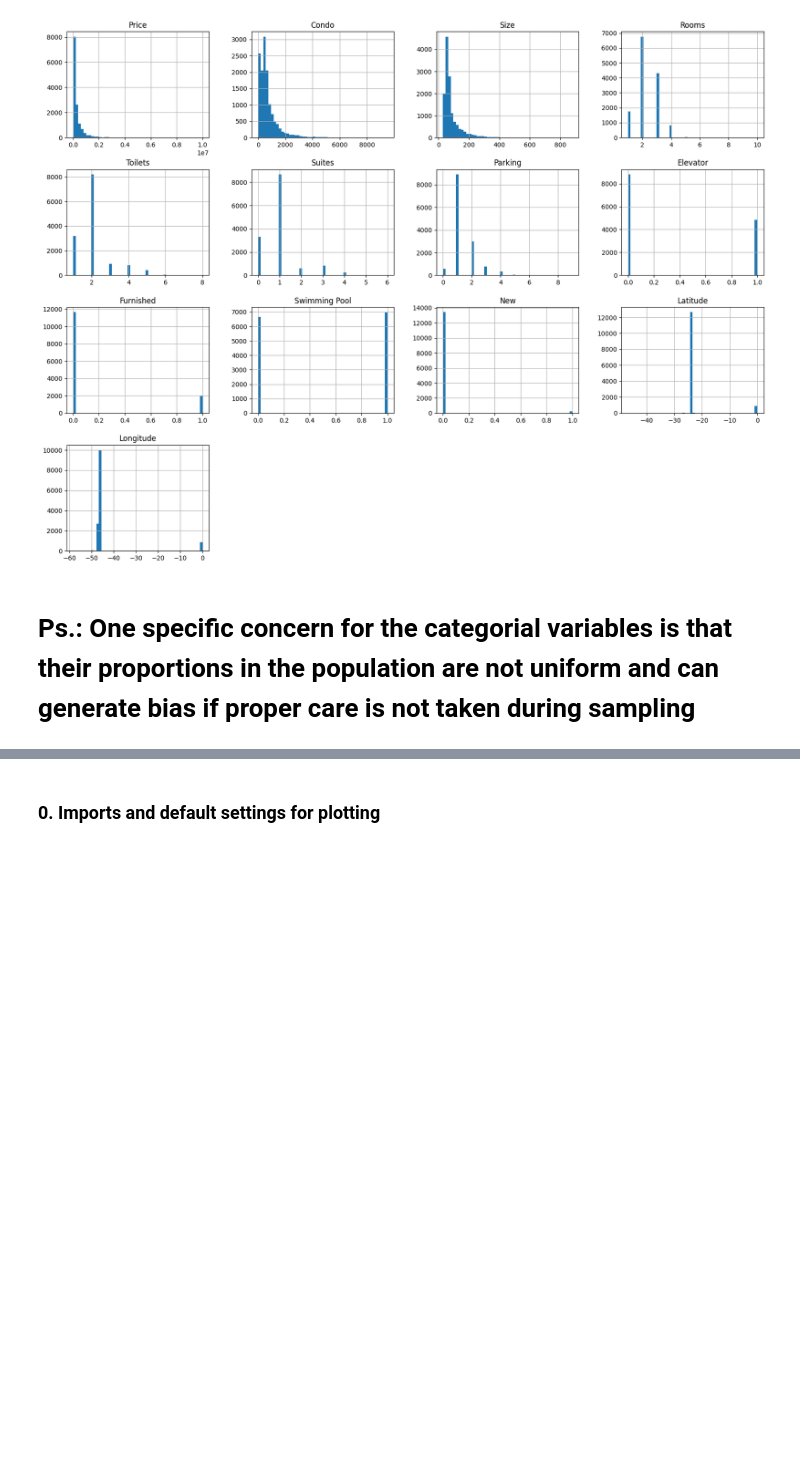
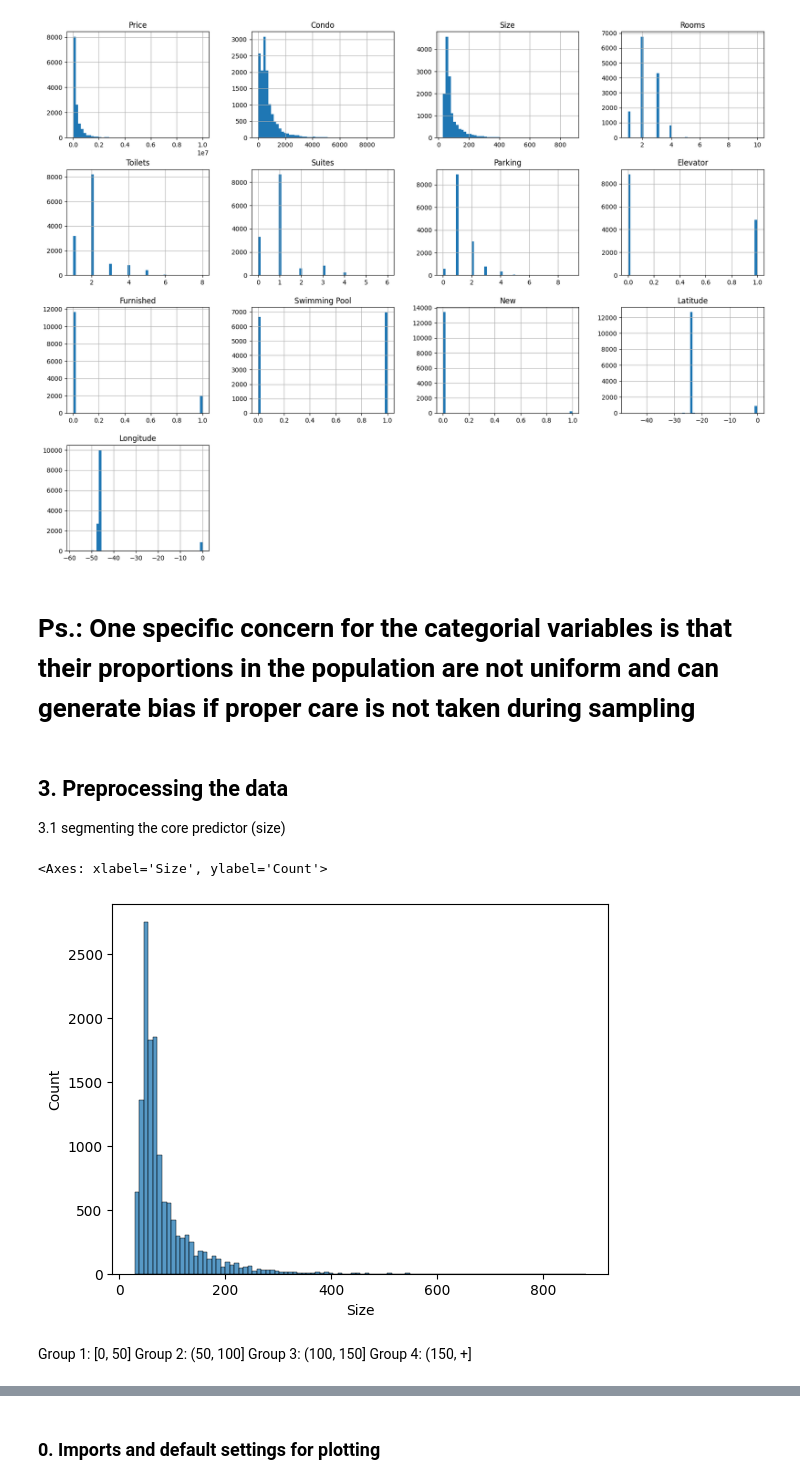
Before and after one commit to HWatanuki/Trabalho_D2APR, a Jupyter notebook: saopaulo-housing.ipynb, the cells around one changed output, grey strips where cells are left out. Drawn from its saved outputs; the diff is of its cells as text; code cells hidden in the pictures; blank space fills up the shorter version.

```diff
--- a/saopaulo-housing.ipynb
+++ b/saopaulo-housing.ipynb
@@ -79,3 +84,17 @@ display()  # just to avoid texts in the notebook output
 [figure]
 # %% [markdown]
 # Ps.: One specific concern for the categorial variables is that their proportions in the population are not uniform and can generate bias if proper care is not taken during sampling
+# %% [markdown]
+## 3. Preprocessing the data
+
+3.1 segmenting the core predictor (size)
+# %%
+sns.histplot(data=housing, x='Size', bins=100)
+# %% [output]
+<Axes: xlabel='Size', ylabel='Count'>
+[figure, added]
+# %% [markdown]
+Group 1: [0, 50]
+Group 2: (50, 100]
+Group 3: (100, 150]
+Group 4: (150, +]
```
Also changed, not shown: parts of 10 cells of this notebook.
